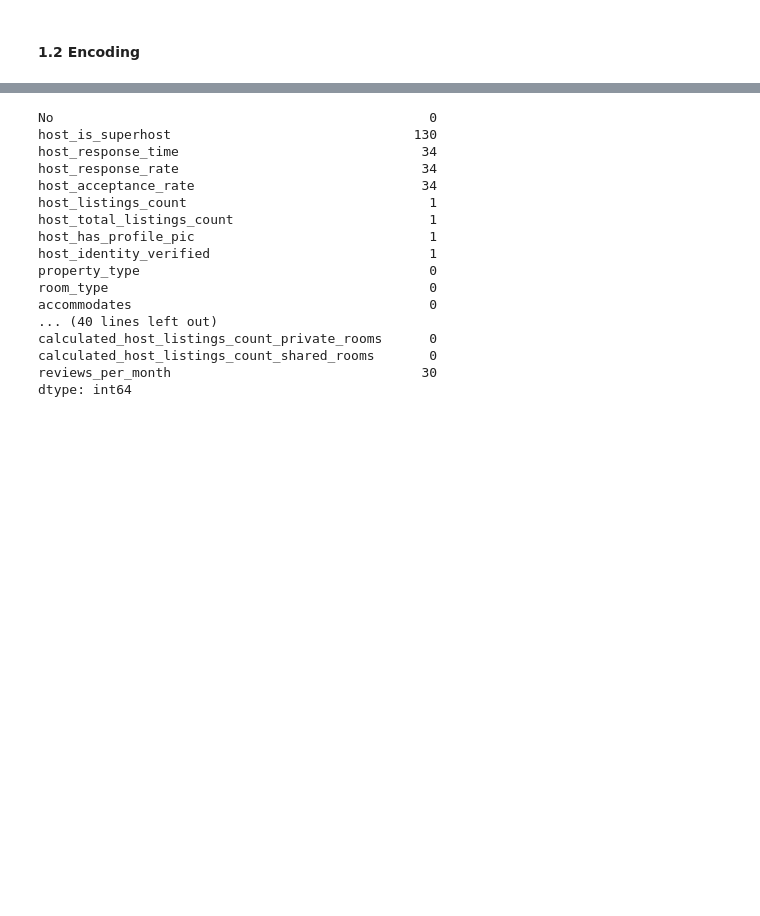
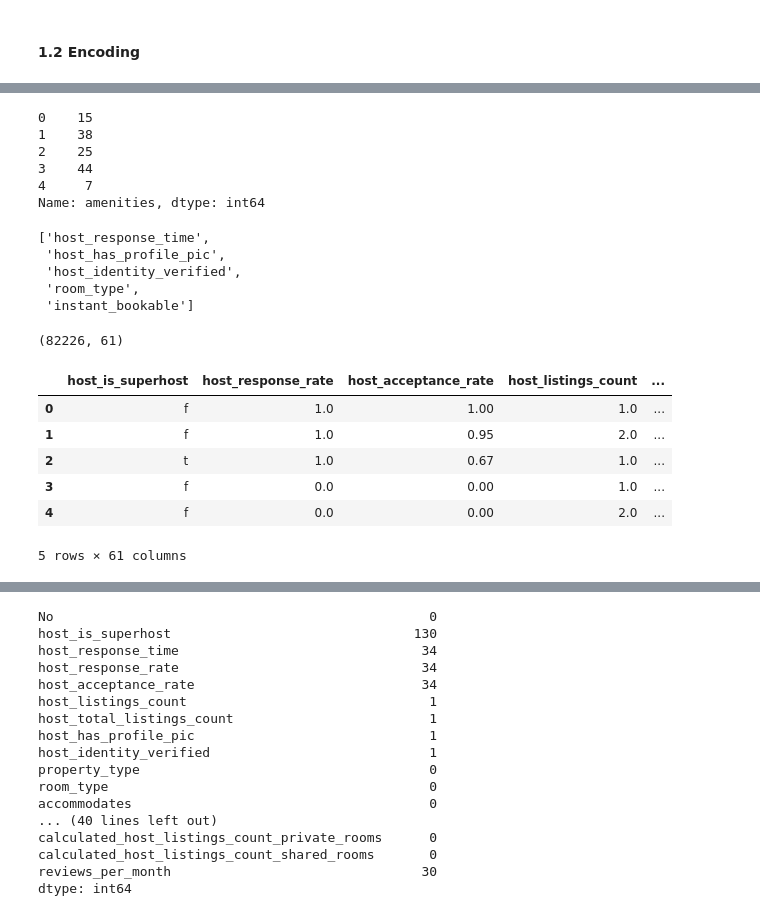
Before and after one commit to jimin3227/business_analytics_airbnb2, a Jupyter notebook: airbnb_classification.ipynb, the cells around one changed output, grey strips where cells are left out. Drawn from its saved outputs; the diff is of its cells as text; code cells hidden in the pictures; blank space fills up the shorter version.

```diff
--- a/airbnb_classification.ipynb
+++ b/airbnb_classification.ipynb
@@ -411,0 +434,2 @@ df2.shape
+# %%
+df3 = df2.copy()
@@ -411,0 +439,23 @@ df2.shape
+# %%
+df3['amenities'].head()
+# %% [output]
+0    15
+1    38
+2    25
+3    44
+4     7
+Name: amenities, dtype: int64
+# %%
+# Columns that are categorical and need encoding
+cat_cols = [ 'host_response_time',
+ 'host_has_profile_pic',
+ 'host_identity_verified',
+ 'room_type',
+ 'instant_bookable']
+cat_cols
+# %% [output]
+['host_response_time',
+ 'host_has_profile_pic',
+ 'host_identity_verified',
+ 'room_type',
+ 'instant_bookable']
@@ -411,0 +464,14 @@ df2.shape
+# %%
+df3.shape
+# %% [output]
+(82226, 61)
+# %%
+df3.head()
+# %% [output]
+|  | host_is_superhost | host_response_rate | host_acceptance_rate | host_listings_count | ... |
+| 0 | f | 1.0 | 1.00 | 1.0 | ... |
+| 1 | f | 1.0 | 0.95 | 2.0 | ... |
+| 2 | t | 1.0 | 0.67 | 1.0 | ... |
+| 3 | f | 0.0 | 0.00 | 1.0 | ... |
+| 4 | f | 0.0 | 0.00 | 2.0 | ... |
+5 rows × 61 columns
```
Also changed, not shown: parts of 44 cells of this notebook, 2 other files.
